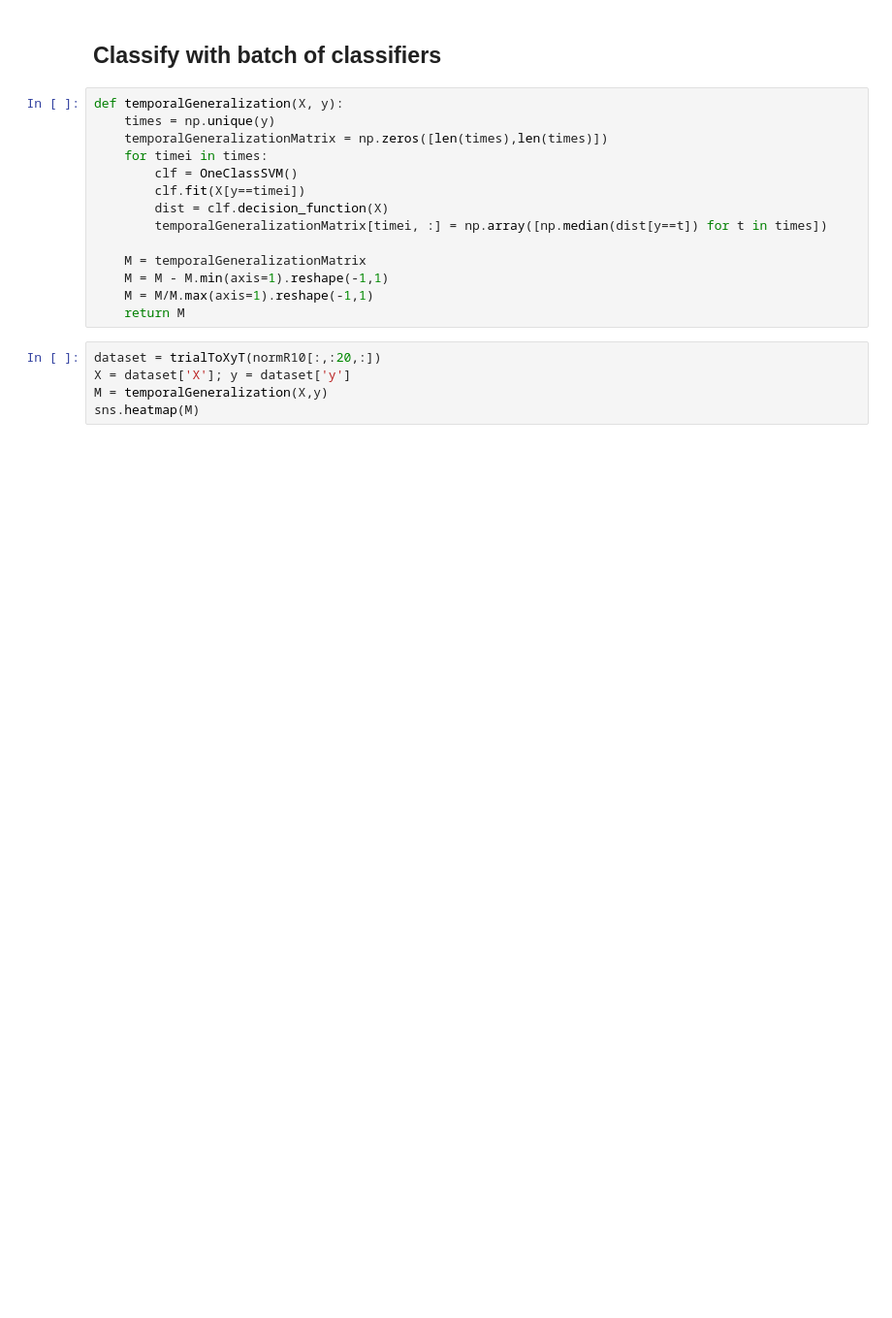
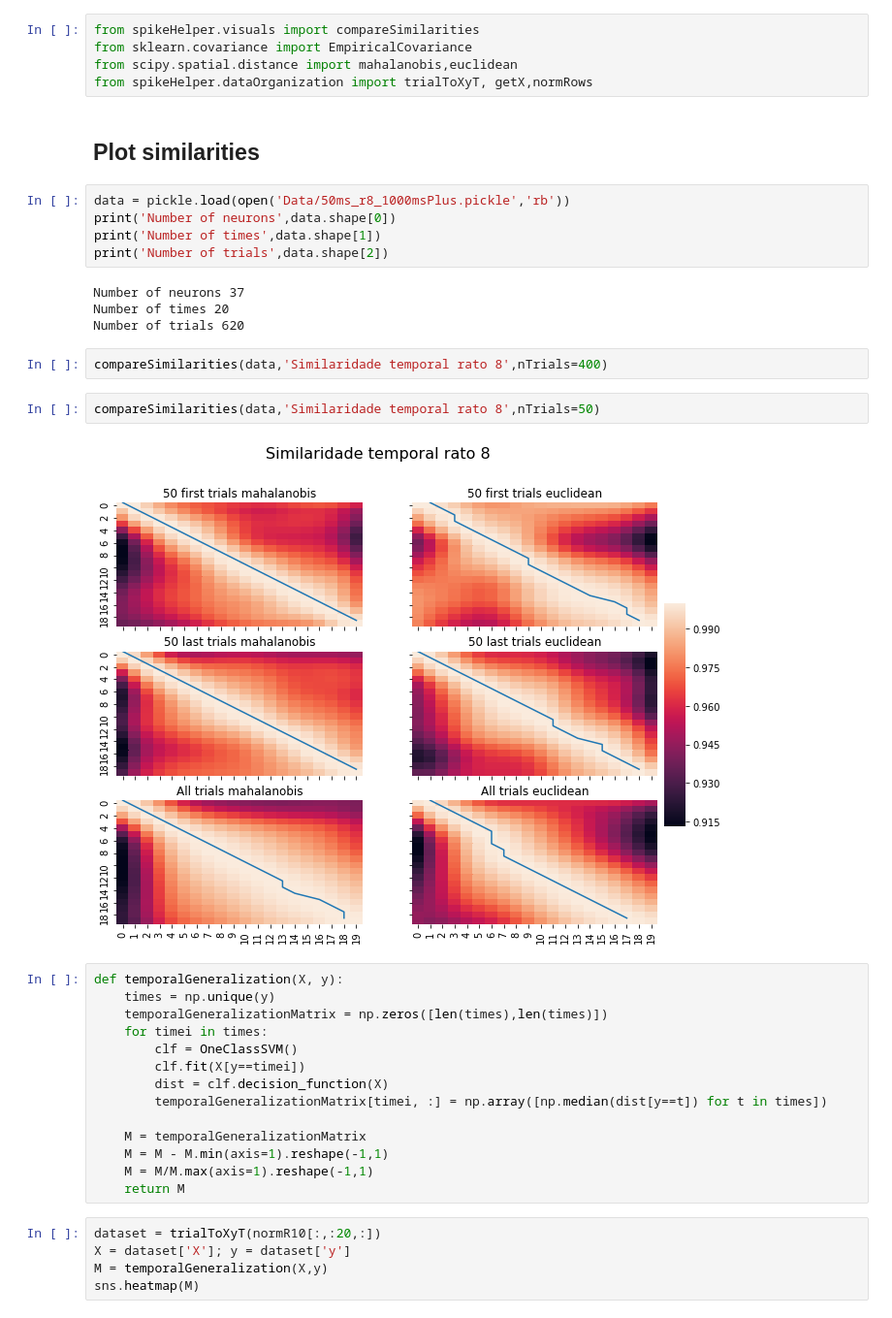
Before and after one commit to EstevaoUyra/Spikes, a Jupyter notebook: Temporal Generalization.ipynb, the cells around one changed output. Shown at 97% size. Cells and saved outputs as stored; diff of their text form; blank space fills up the shorter version.

```diff
--- a/Temporal Generalization.ipynb
+++ b/Temporal Generalization.ipynb
@@ -41,5 +14,25 @@ def trialToXyT(dataset):
-# %% [markdown]
-## Classify with batch of classifiers
+# %%
+from spikeHelper.visuals import compareSimilarities
+from sklearn.covariance import EmpiricalCovariance
+from scipy.spatial.distance import mahalanobis,euclidean
+from spikeHelper.dataOrganization import trialToXyT, getX,normRows
+# %% [markdown]
+## Plot similarities
+# %%
+data = pickle.load(open('Data/50ms_r8_1000msPlus.pickle','rb'))
+print('Number of neurons',data.shape[0])
+print('Number of times',data.shape[1])
+print('Number of trials',data.shape[2])
+# %% [output]
+Number of neurons 37
+Number of times 20
+Number of trials 620
+# %%
+compareSimilarities(data,'Similaridade temporal rato 8',nTrials=400)
+# %%
+compareSimilarities(data,'Similaridade temporal rato 8',nTrials=50)
+# %% [output]
+[figure, added]
 # %%
 def temporalGeneralization(X, y):
     times = np.unique(y)
```
Also changed, not shown: parts of 8 cells of this notebook, 13 other files.
